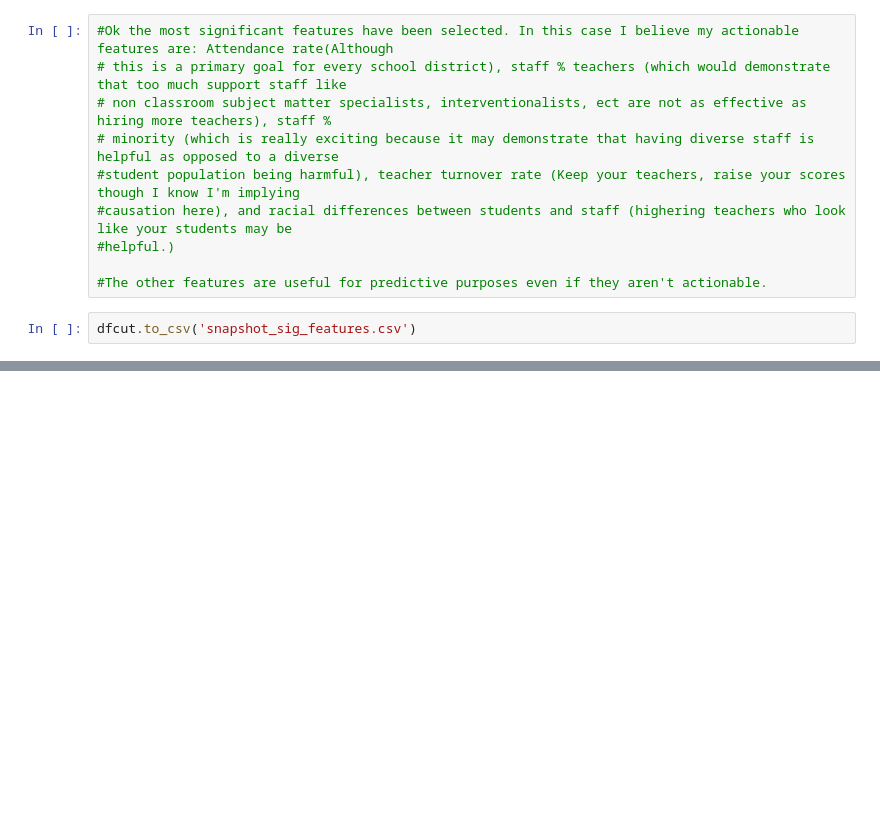
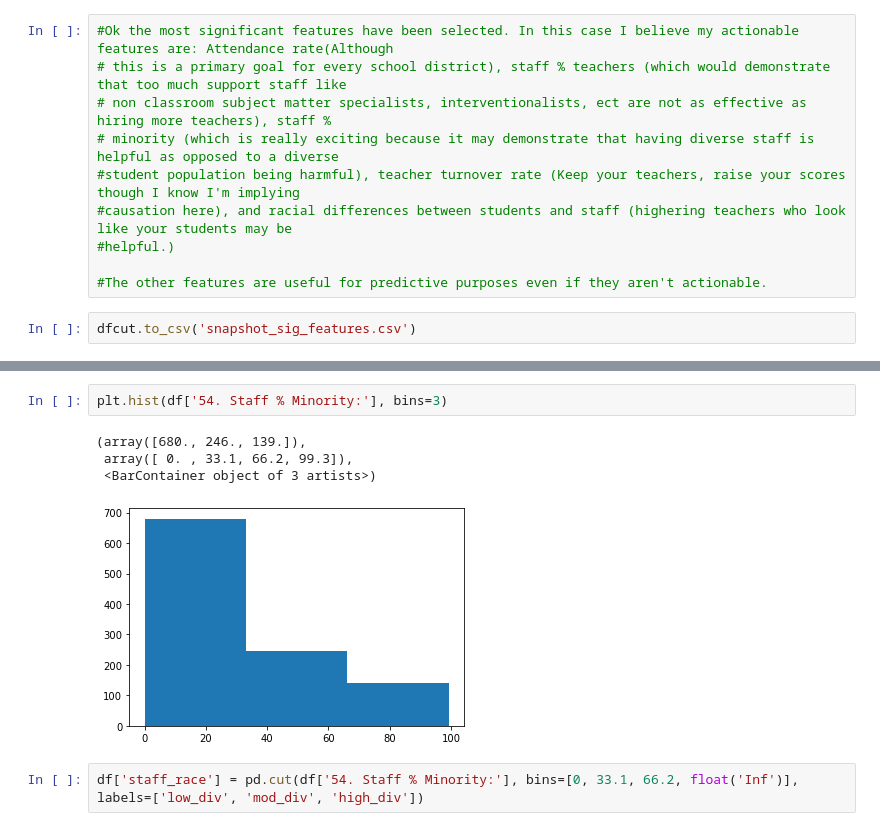
Before and after one commit to jonarms/STAAR_Recommendation, a Jupyter notebook: Capstone 2 EDA.ipynb, the cells around one changed output, grey strips where cells are left out. Cells and saved outputs as stored; diff of their text form; blank space fills up the shorter version.

```diff
--- a/Capstone 2 EDA.ipynb
+++ b/Capstone 2 EDA.ipynb
@@ -520,0 +468,9 @@ dfcut.to_csv('snapshot_sig_features.csv')
+# %%
+plt.hist(df['54. Staff % Minority:'], bins=3)
+# %% [output]
+(array([680., 246., 139.]),
+ array([ 0. , 33.1, 66.2, 99.3]),
+ <BarContainer object of 3 artists>)
+[figure, added]
+# %%
+df['staff_race'] = pd.cut(df['54. Staff % Minority:'], bins=[0, 33.1, 66.2, float('Inf')], labels=['low_div', 'mod_div', 'high_div'])
```
Also changed, not shown: parts of 24 cells of this notebook.
